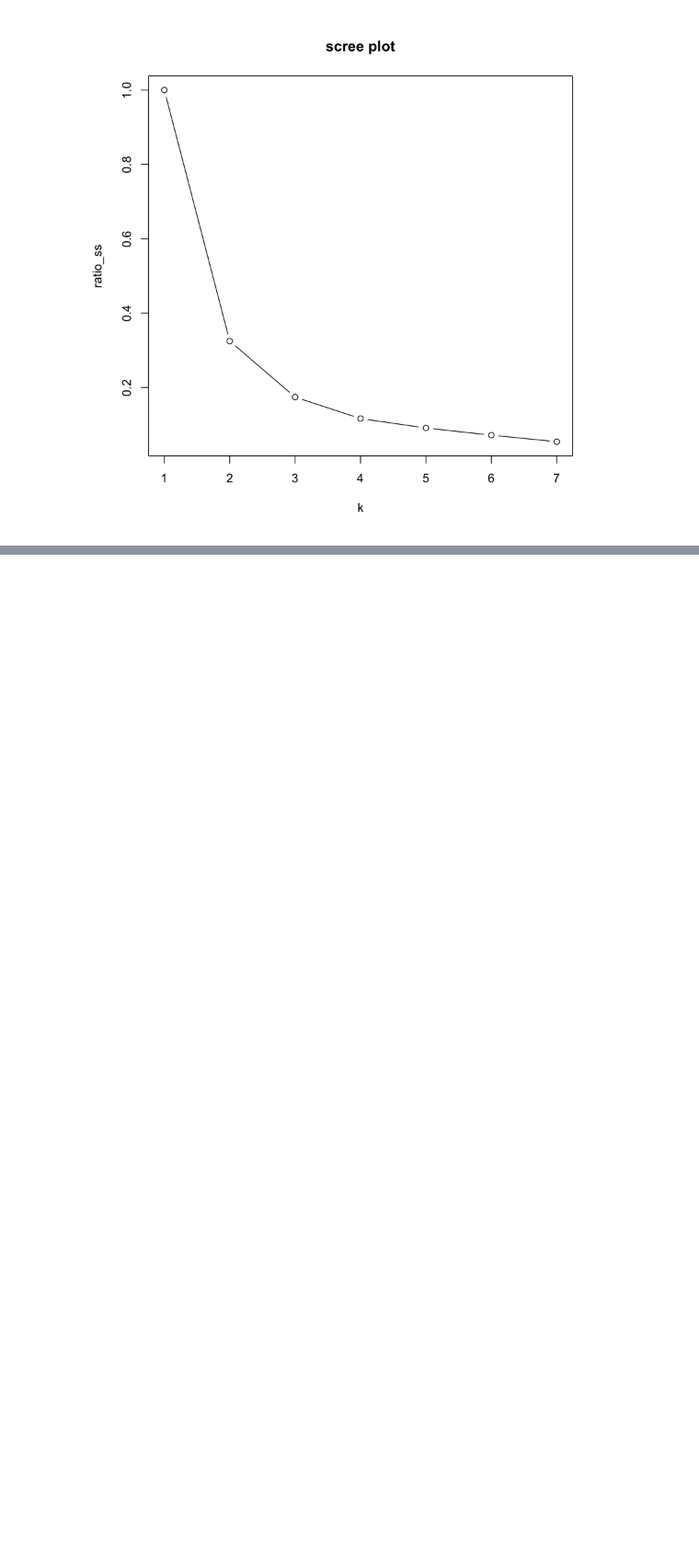
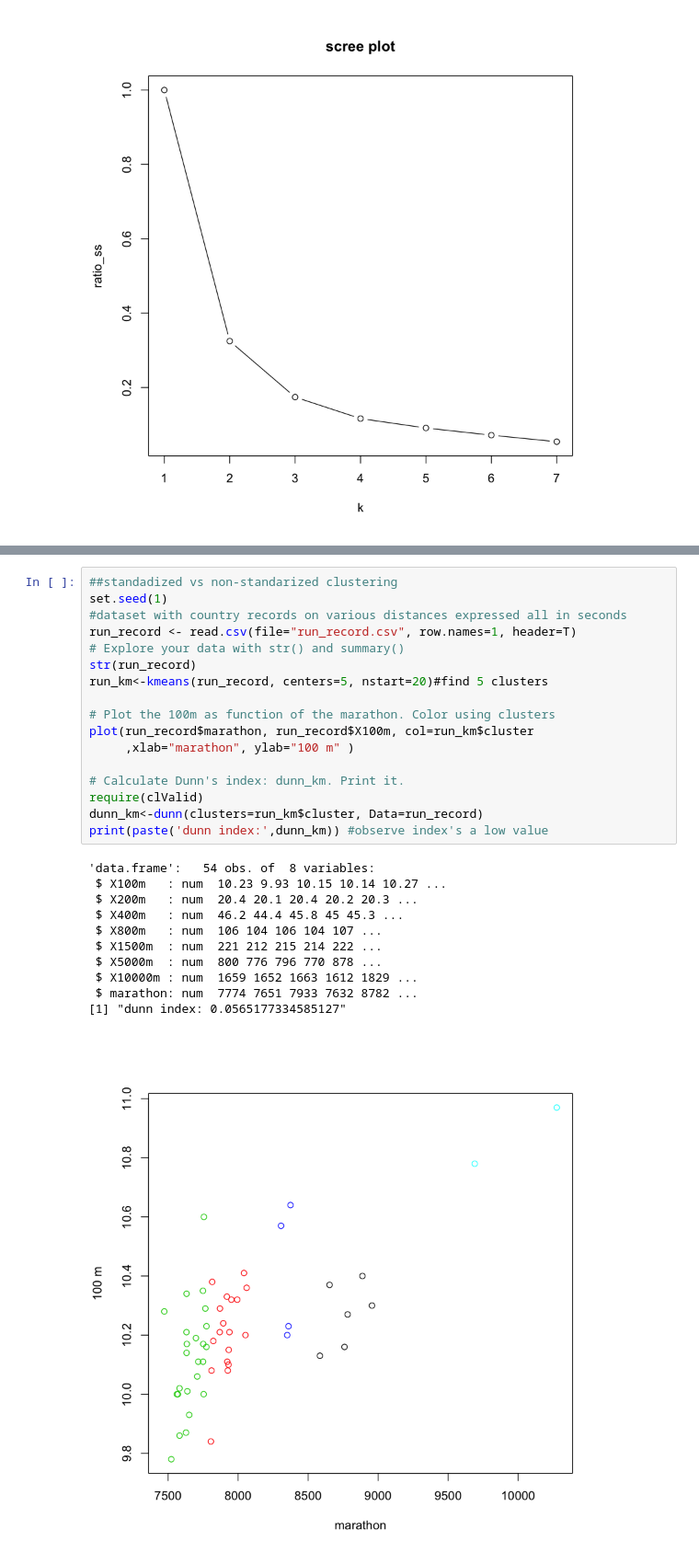
Before and after one commit to slzdevsnp/learn, a Jupyter notebook: intro_ml/intro_ml_clustering.ipynb, the cells around one changed output, grey strips where cells are left out. Shown at 92% size. Saved outputs shown, nothing was run; the diff lists cells and outputs as text; blank space fills up the shorter version.

```diff
--- a/intro_ml/intro_ml_clustering.ipynb
+++ b/intro_ml/intro_ml_clustering.ipynb
@@ -158,3 +158,32 @@ $$ z_i = \frac{x_i - \mu(x)} {\sigma(x)} $$
 
 * R> scale(data)
 * NB Standardizaing  can lead to a more difficult interpretation of data
+# %%
+##standadized vs non-standarized clustering
+set.seed(1)
+#dataset with country records on various distances expressed all in seconds
+run_record <- read.csv(file="run_record.csv", row.names=1, header=T)
+# Explore your data with str() and summary()
+str(run_record)
+run_km<-kmeans(run_record, centers=5, nstart=20)#find 5 clusters
+
+# Plot the 100m as function of the marathon. Color using clusters
+plot(run_record$marathon, run_record$X100m, col=run_km$cluster
+     ,xlab="marathon", ylab="100 m" )
+
+# Calculate Dunn's index: dunn_km. Print it.
+require(clValid)
+dunn_km<-dunn(clusters=run_km$cluster, Data=run_record)
+print(paste('dunn index:',dunn_km)) #observe index's a low value
+# %% [output]
+'data.frame':   54 obs. of  8 variables:
+ $ X100m   : num  10.23 9.93 10.15 10.14 10.27 ...
+ $ X200m   : num  20.4 20.1 20.4 20.2 20.3 ...
+ $ X400m   : num  46.2 44.4 45.8 45 45.3 ...
+ $ X800m   : num  106 104 106 104 107 ...
+ $ X1500m  : num  221 212 215 214 222 ...
+ $ X5000m  : num  800 776 796 770 878 ...
+ $ X10000m : num  1659 1652 1663 1612 1829 ...
+ $ marathon: num  7774 7651 7933 7632 8782 ...
+[1] "dunn index: 0.0565177334585127"
+[figure, added]
```
Also changed, not shown: parts of 6 cells of this notebook, 4 other files.
